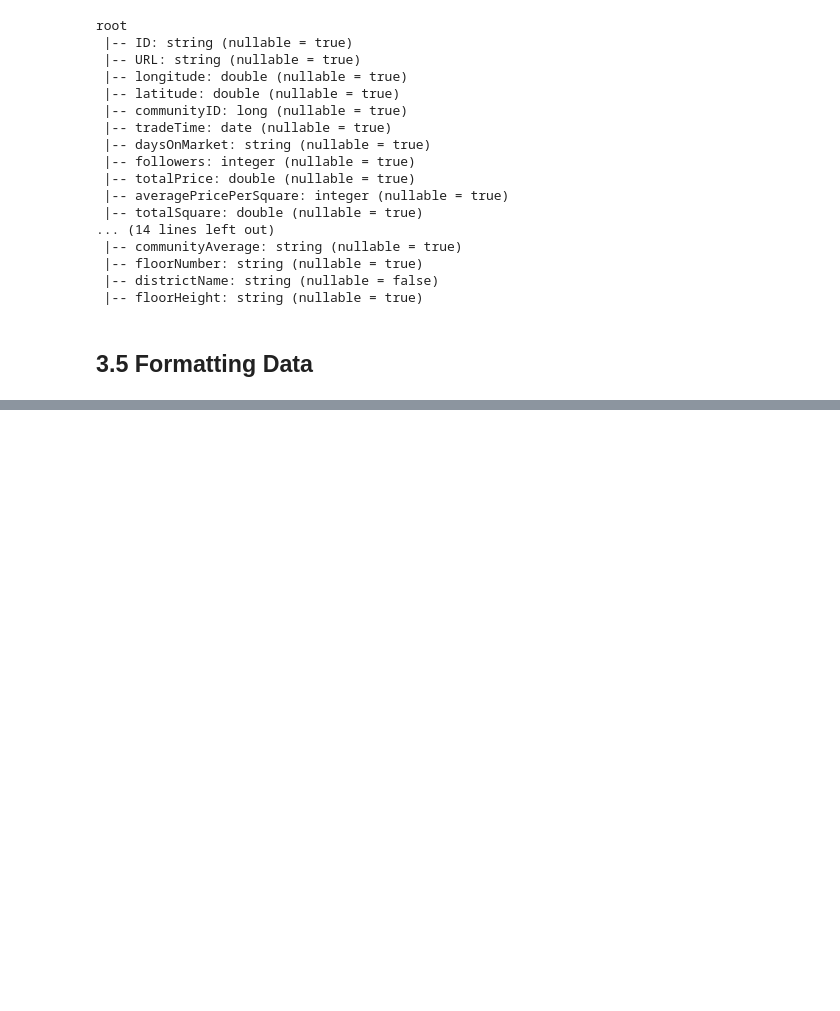
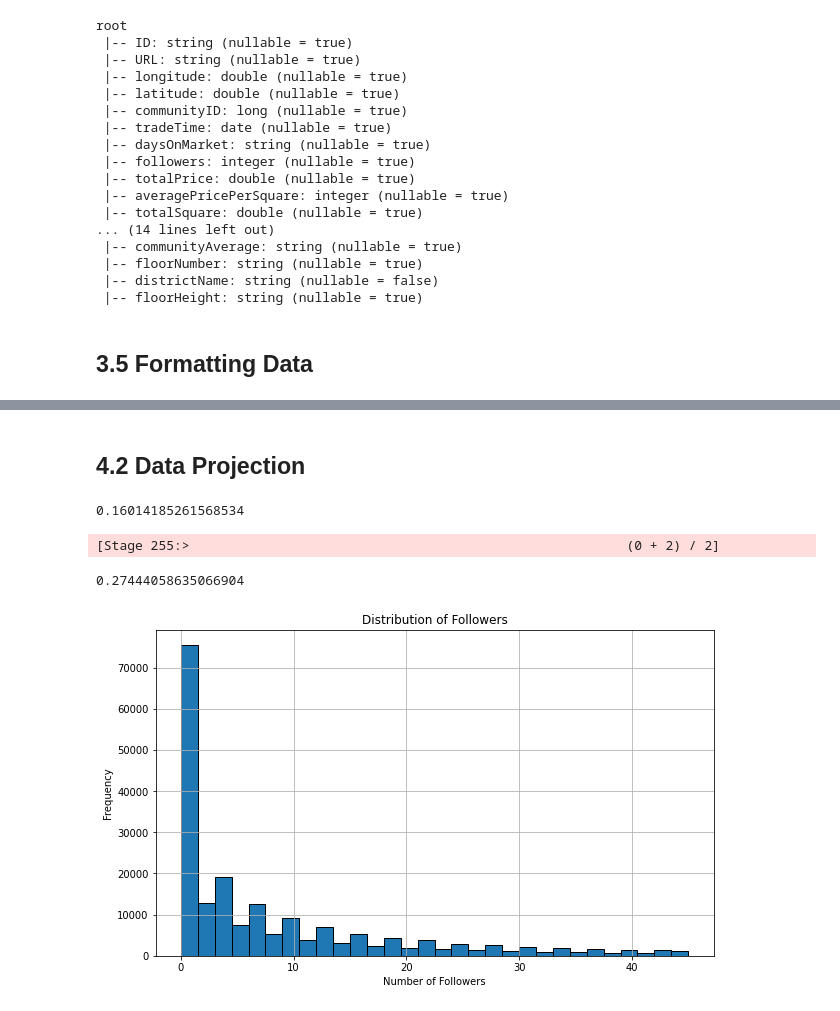
Before and after one commit to YuanhangHou/aws-instance-duplicate, a Jupyter notebook: ITERATION 4 BDAS.ipynb, the cells around one changed output, grey strips where cells are left out. Cells and saved outputs as stored; diff of their text form; code cells hidden in the pictures; blank space fills up the shorter version.

```diff
--- a/ITERATION 4 BDAS.ipynb
+++ b/ITERATION 4 BDAS.ipynb
@@ -547,0 +623,7 @@ root
+# %%
+#create new feature tooManyDays
+
+# Create the 'TooManyDays' column based on the condition
+df = df.withColumn("daysOnMarket", col("daysOnMarket").cast("int"))
+
+df = df.withColumn("tooManyDays", when(col("daysOnMarket") > 20, 1).otherwise(0))
@@ -547,0 +840,28 @@ root
+# %% [markdown]
+## 4.2 Data Projection
+# %%
+def check_skewness(df, column_name):
+
+    skewness_value = df.select(F.skewness(column_name)).collect()[0][0]
+    return skewness_value
+
+print(check_skewness(df, 'followers'))
+print(check_skewness(df, 'communityAverage'))
+# %% [output]
+0.16014185261568534
+[Stage 255:>                                                        (0 + 2) / 2]
+0.27444058635066904
+# %%
+# Plot the distribution of the 'followers' column
+pdf = df.toPandas()
+plt.figure(figsize=(10, 6))
+plt.hist(pdf['followers'], bins=30, edgecolor='black')
+
+# Customize the plot
+plt.title('Distribution of Followers')
+plt.xlabel('Number of Followers')
+plt.ylabel('Frequency')
+plt.grid(True)
+plt.show()
+# %% [output]
+[figure, added]
```
Also changed, not shown: parts of 34 cells of this notebook.
